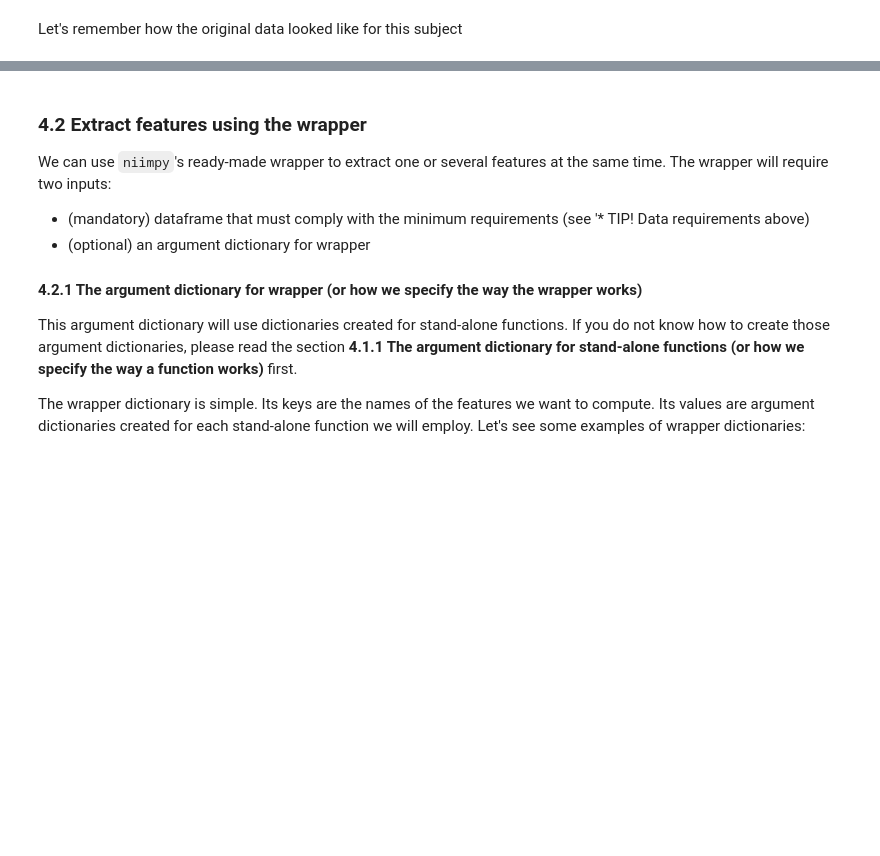
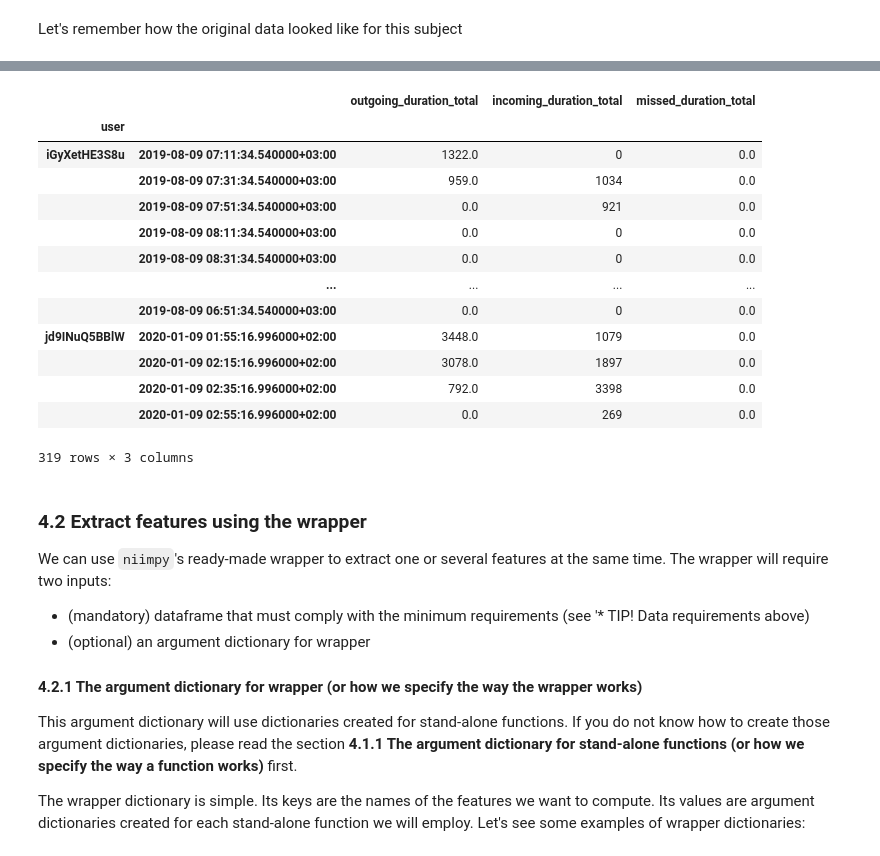
Before and after one commit to digitraceslab/niimpy, a Jupyter notebook: docs/demo_notebooks/communication.ipynb, the cells around one changed output, grey strips where cells are left out. Drawn from its saved outputs; the diff is of its cells as text; code cells hidden in the pictures; blank space fills up the shorter version.

```diff
--- a/docs/demo_notebooks/communication.ipynb
+++ b/docs/demo_notebooks/communication.ipynb
@@ -180,3 +196,20 @@ my_call_duration = pd.concat(results)
+# %%
+my_call_duration
+# %% [output]
+|  |  | outgoing_duration_total | incoming_duration_total | missed_duration_total |
+| user |  |  |  |  |
+| iGyXetHE3S8u | 2019-08-09 07:11:34.540000+03:00 | 1322.0 | 0 | 0.0 |
+|  | 2019-08-09 07:31:34.540000+03:00 | 959.0 | 1034 | 0.0 |
+|  | 2019-08-09 07:51:34.540000+03:00 | 0.0 | 921 | 0.0 |
+|  | 2019-08-09 08:11:34.540000+03:00 | 0.0 | 0 | 0.0 |
+|  | 2019-08-09 08:31:34.540000+03:00 | 0.0 | 0 | 0.0 |
+|  | ... | ... | ... | ... |
+|  | 2019-08-09 06:51:34.540000+03:00 | 0.0 | 0 | 0.0 |
+| jd9INuQ5BBlW | 2020-01-09 01:55:16.996000+02:00 | 3448.0 | 1079 | 0.0 |
+|  | 2020-01-09 02:15:16.996000+02:00 | 3078.0 | 1897 | 0.0 |
+|  | 2020-01-09 02:35:16.996000+02:00 | 792.0 | 3398 | 0.0 |
+|  | 2020-01-09 02:55:16.996000+02:00 | 0.0 | 269 | 0.0 |
+319 rows × 3 columns
 # %% [markdown]
 ### 4.2 Extract features using the wrapper
 We can use `niimpy`'s ready-made wrapper to extract one or several features at the same time. The wrapper will require two inputs:
```
Also changed, not shown: parts of 19 cells of this notebook, 1 other file.
